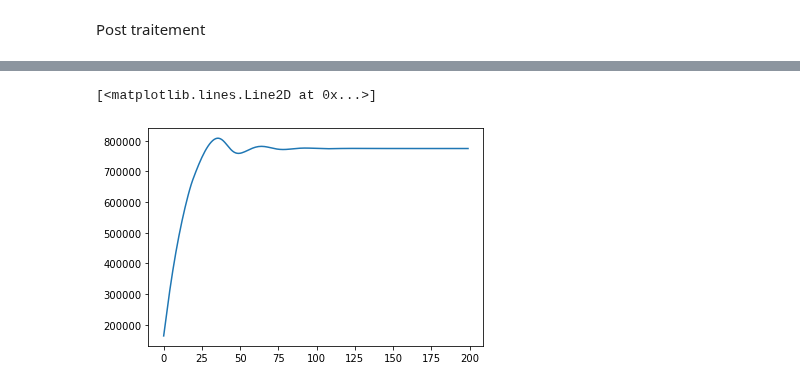
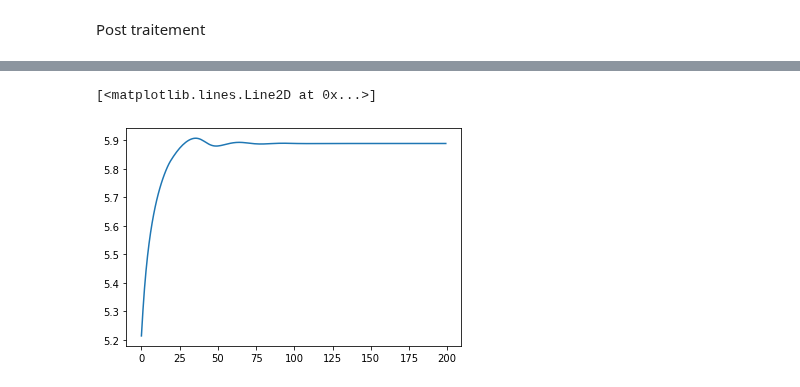
Before and after one commit to SuReLI/hiv_experiment, a Jupyter notebook: Paul/Paul.ipynb, the cells around one changed output, grey strips where cells are left out. Saved outputs shown, nothing was run; the diff lists cells and outputs as text; code cells hidden in the pictures.

```diff
--- a/Paul/Paul.ipynb
+++ b/Paul/Paul.ipynb
@@ -202,8 +168,8 @@ Post traitement
 # %%
-plt.plot(T1)
+plt.plot(np.log10(T1))
 # %% [output]
 [<matplotlib.lines.Line2D at 0x...>]
-[figure, old version]
+[figure, new version]
 # %%
 FQI_buffer.get()
 # %% [output]
```
Also changed, not shown: parts of 11 cells of this notebook.
